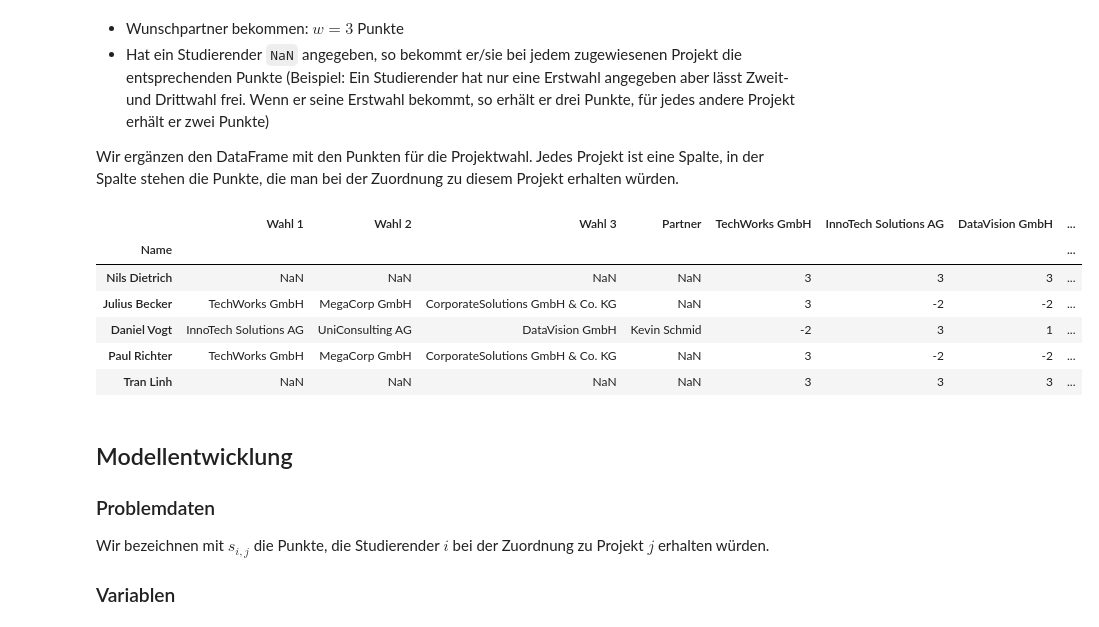
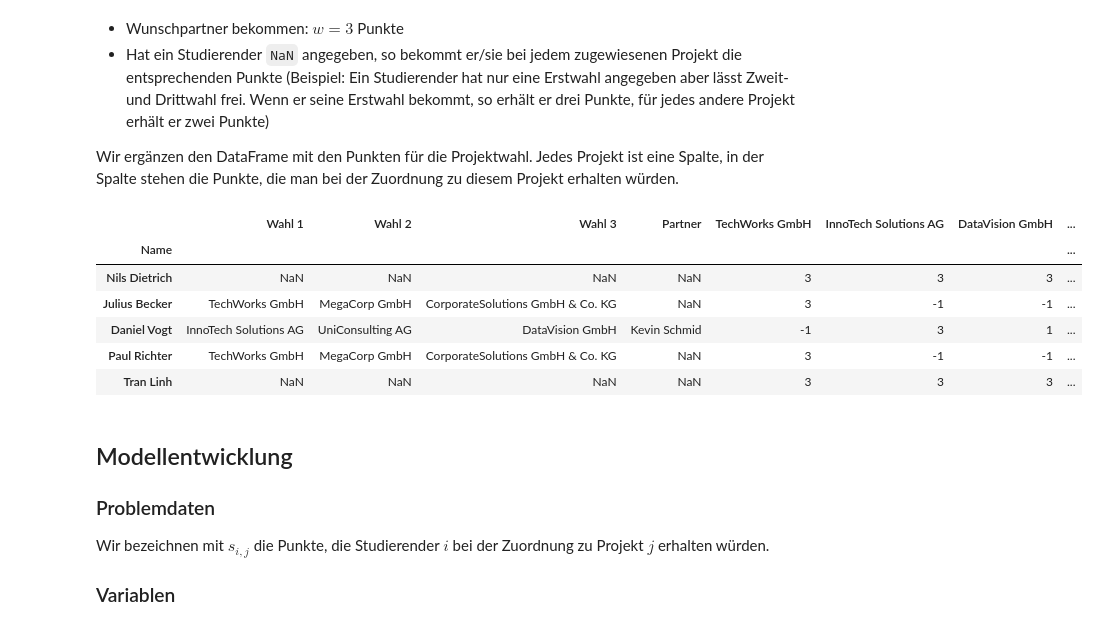
Before and after one commit to djanka2/oms-skript, a Jupyter notebook: _sources/03_Zuordnung_AWP.ipynb, the cells around one changed output. Cells and saved outputs as stored; diff of their text form; code cells hidden in the pictures.

```diff
--- a/_sources/03_Zuordnung_AWP.ipynb
+++ b/_sources/03_Zuordnung_AWP.ipynb
@@ -10,7 +10,7 @@ Nach Abgabe aller Wünsche haben die betreuenden Professoren etwa 1 Stunde Zeit,
 Dazu schauen wir uns zunächst die Eingabedaten an:
 # %%
 import pandas as pd
-df = pd.read_excel("Teilnehmer_AWP.xlsx")
+df = pd.read_excel("Daten/Teilnehmer_AWP.xlsx")
 df
 # %% [output]
 |  | Name | Wahl 1 | Wahl 2 | Wahl 3 | Partner |
@@ -113,27 +113,27 @@ Wir ergänzen den DataFrame mit den Punkten für die Projektwahl. Jedes Projekt
 # %%
 # Punkte (Parameter)
 w1_pkt = 3
 w2_pkt = 2
 w3_pkt = 1
-keine_wahl_pkt = -2
+keine_wahl_pkt = -1
 partner_pkt = 3
 
 # Wer bei Wahl i kein Projekt angegeben hat, bekommt bei allen Projekten die Punktzahl für Wahl i
 for prj in projekte:
     df[prj] = w1_pkt*( (df["Wahl 1"] == prj)                                                  |  df["Wahl 1"].isna()) + \
               w2_pkt*(((df["Wahl 2"] == prj) & (df["Wahl 1"] != prj))                         | (df["Wahl 2"].isna() & ~df["Wahl 1"].isna())) + \
               w3_pkt*(((df["Wahl 3"] == prj) & (df["Wahl 1"] != prj) & (df["Wahl 2"] != prj)) | (df["Wahl 3"].isna() & ~df["Wahl 2"].isna()))
 
     df.loc[df[prj] == 0, prj] = keine_wahl_pkt
 
 df.head()
 # %% [output]
 |  | Wahl 1 | Wahl 2 | Wahl 3 | Partner | TechWorks GmbH | InnoTech Solutions AG | DataVision GmbH | ... |
 | Name |  |  |  |  |  |  |  | ... |
 | Nils Dietrich | NaN | NaN | NaN | NaN | 3 | 3 | 3 | ... |
-| Julius Becker | TechWorks GmbH | MegaCorp GmbH | CorporateSolutions GmbH & Co. KG | NaN | 3 | -2 | -2 | ... |
-| Daniel Vogt | InnoTech Solutions AG | UniConsulting AG | DataVision GmbH | Kevin Schmid | -2 | 3 | 1 | ... |
-| Paul Richter | TechWorks GmbH | MegaCorp GmbH | CorporateSolutions GmbH & Co. KG | NaN | 3 | -2 | -2 | ... |
+| Julius Becker | TechWorks GmbH | MegaCorp GmbH | CorporateSolutions GmbH & Co. KG | NaN | 3 | -1 | -1 | ... |
+| Daniel Vogt | InnoTech Solutions AG | UniConsulting AG | DataVision GmbH | Kevin Schmid | -1 | 3 | 1 | ... |
+| Paul Richter | TechWorks GmbH | MegaCorp GmbH | CorporateSolutions GmbH & Co. KG | NaN | 3 | -1 | -1 | ... |
 | Tran Linh | NaN | NaN | NaN | NaN | 3 | 3 | 3 | ... |
 # %% [markdown]
 ## Modellentwicklung
```
Also changed, not shown: parts of 4 cells of this notebook, 27 other files.
